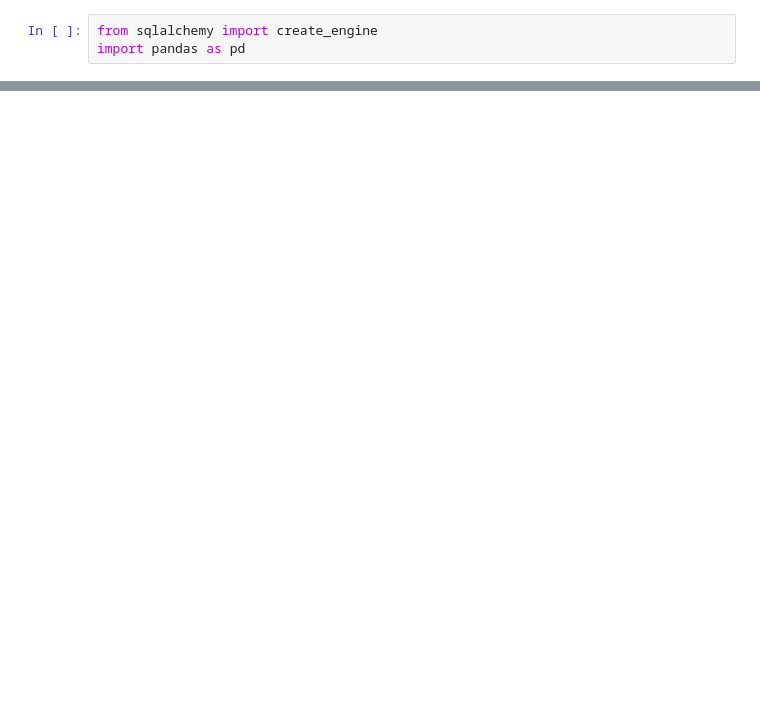
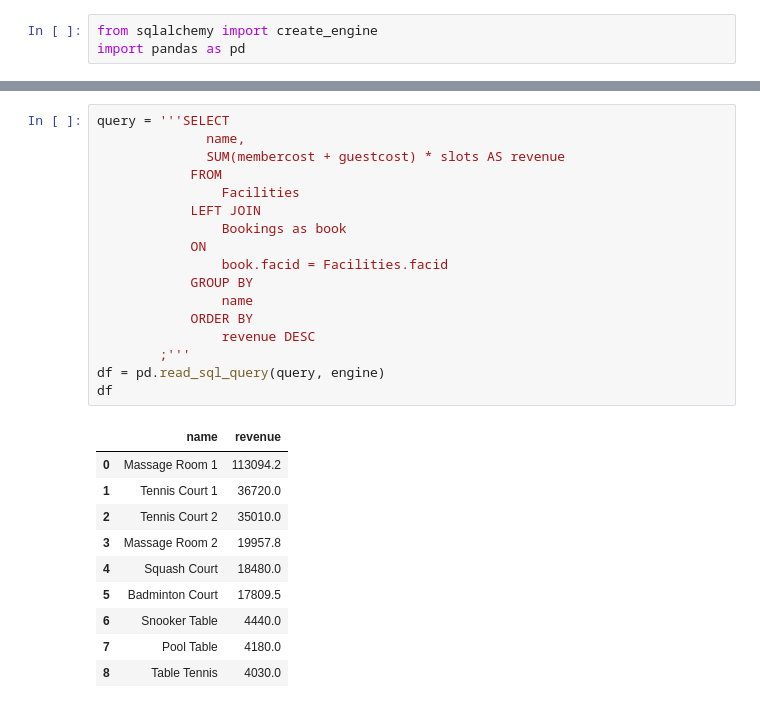
Before and after one commit to mfdawg99/Springboard_SQLCaseStudy, a Jupyter notebook: Answers1.ipynb, the cells around one changed output, grey strips where cells are left out. Cells and saved outputs as stored; diff of their text form; blank space fills up the shorter version.

```diff
--- a/Answers1.ipynb
+++ b/Answers1.ipynb
@@ -24,0 +40,28 @@ df
+# %%
+query = '''SELECT
+              name,
+              SUM(membercost + guestcost) * slots AS revenue
+            FROM
+                Facilities
+            LEFT JOIN
+                Bookings as book
+            ON
+                book.facid = Facilities.facid
+            GROUP BY
+                name
+            ORDER BY
+                revenue DESC
+        ;'''
+df = pd.read_sql_query(query, engine)
+df
+# %% [output]
+|  | name | revenue |
+| 0 | Massage Room 1 | 113094.2 |
+| 1 | Tennis Court 1 | 36720.0 |
+| 2 | Tennis Court 2 | 35010.0 |
+| 3 | Massage Room 2 | 19957.8 |
+| 4 | Squash Court | 18480.0 |
+| 5 | Badminton Court | 17809.5 |
+| 6 | Snooker Table | 4440.0 |
+| 7 | Pool Table | 4180.0 |
+| 8 | Table Tennis | 4030.0 |
```
Also changed, not shown: parts of 31 cells of this notebook, 1 other file.
